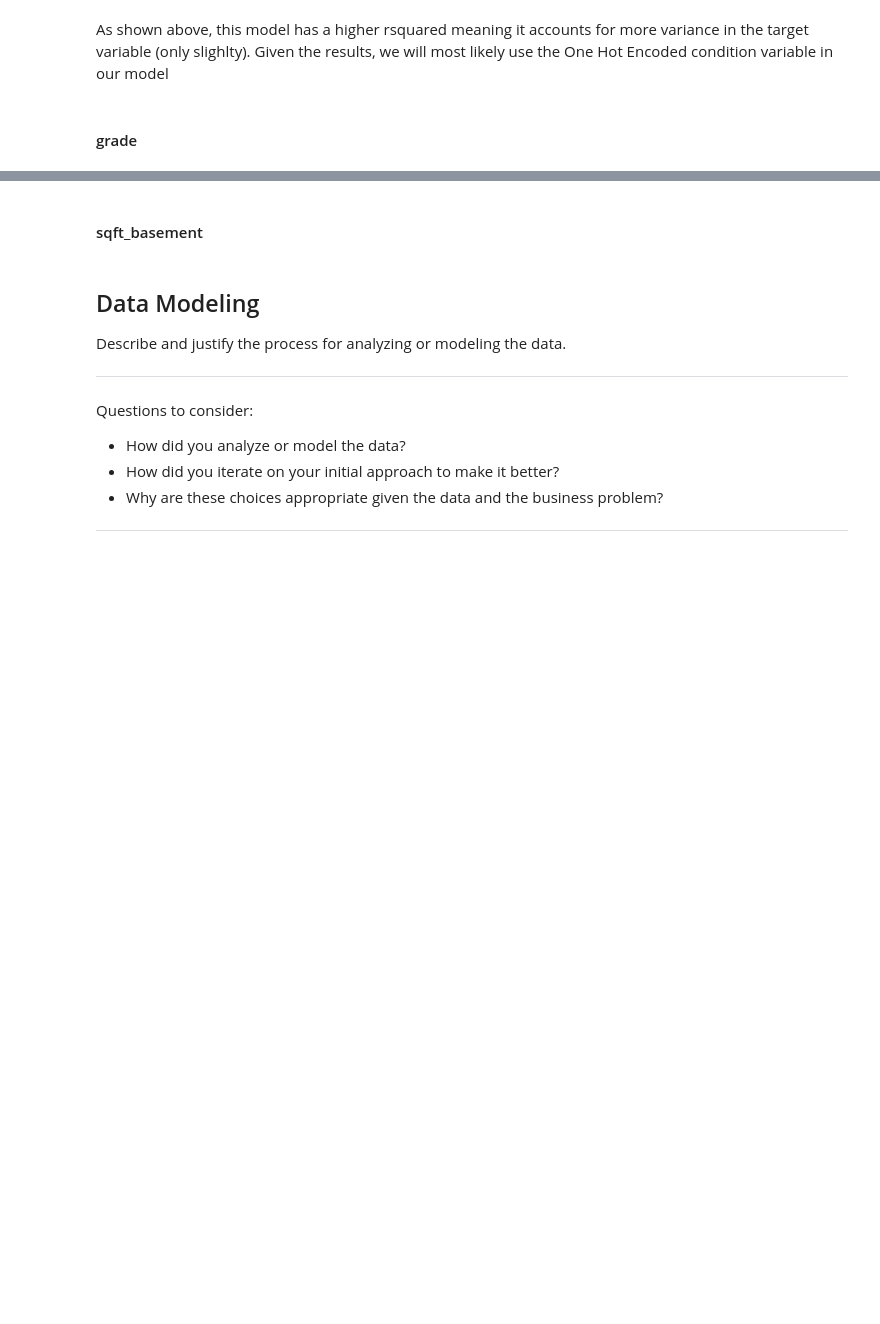
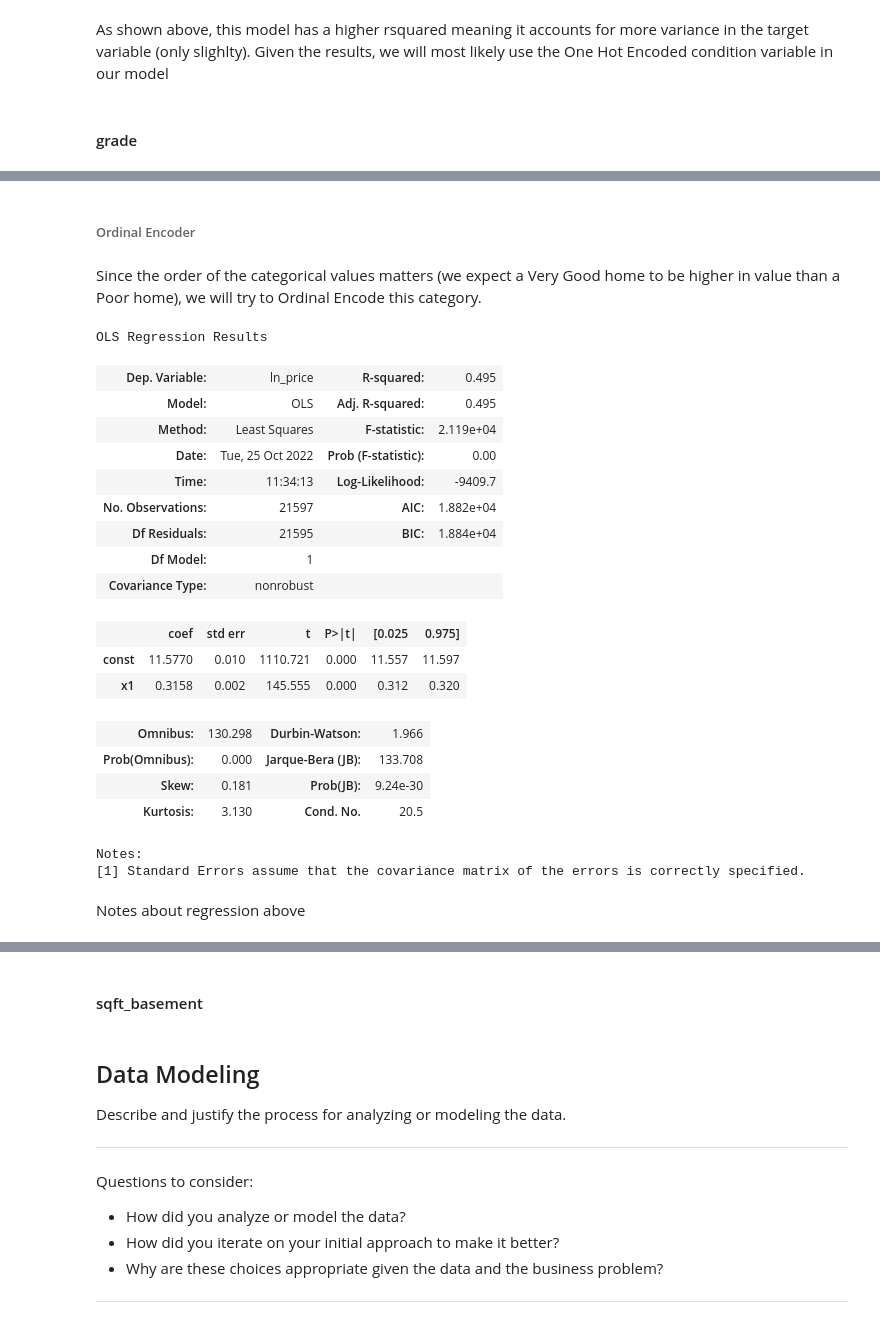
Before and after one commit to dermothethird/King_County_Housing_Project, a Jupyter notebook: Dermot_JNotebook.ipynb, the cells around one changed output, grey strips where cells are left out. Cells and saved outputs as stored; diff of their text form; code cells hidden in the pictures; blank space fills up the shorter version.

```diff
--- a/Dermot_JNotebook.ipynb
+++ b/Dermot_JNotebook.ipynb
@@ -376,0 +439,4 @@ As shown above, this model has a higher rsquared meaning it accounts for more va
+# %% [markdown]
+###### Ordinal Encoder
+# %% [markdown]
+Since the order of the categorical values matters (we expect a Very Good home to be higher in value than a Poor home), we will try to Ordinal Encode this category.
@@ -376,0 +451,27 @@ As shown above, this model has a higher rsquared meaning it accounts for more va
+# %%
+# Run the regression
+X_grade = sm.add_constant(X_grade_transform)
+X_grade_results = sm.OLS(y, X_grade).fit().summary()
+X_grade_results
+# %% [output]
+OLS Regression Results
+| Dep. Variable: | ln_price | R-squared: | 0.495 |
+| Model: | OLS | Adj. R-squared: | 0.495 |
+| Method: | Least Squares | F-statistic: | 2.119e+04 |
+| Date: | Tue, 25 Oct 2022 | Prob (F-statistic): | 0.00 |
+| Time: | 11:34:13 | Log-Likelihood: | -9409.7 |
+| No. Observations: | 21597 | AIC: | 1.882e+04 |
+| Df Residuals: | 21595 | BIC: | 1.884e+04 |
+| Df Model: | 1 |  |  |
+| Covariance Type: | nonrobust |  |  |
+|  | coef | std err | t | P>|t| | [0.025 | 0.975] |
+| const | 11.5770 | 0.010 | 1110.721 | 0.000 | 11.557 | 11.597 |
+| x1 | 0.3158 | 0.002 | 145.555 | 0.000 | 0.312 | 0.320 |
+| Omnibus: | 130.298 | Durbin-Watson: | 1.966 |
+| Prob(Omnibus): | 0.000 | Jarque-Bera (JB): | 133.708 |
+| Skew: | 0.181 | Prob(JB): | 9.24e-30 |
+| Kurtosis: | 3.130 | Cond. No. | 20.5 |
+Notes:
+[1] Standard Errors assume that the covariance matrix of the errors is correctly specified.
+# %% [markdown]
+Notes about regression above
```
Also changed, not shown: parts of 23 cells of this notebook.
